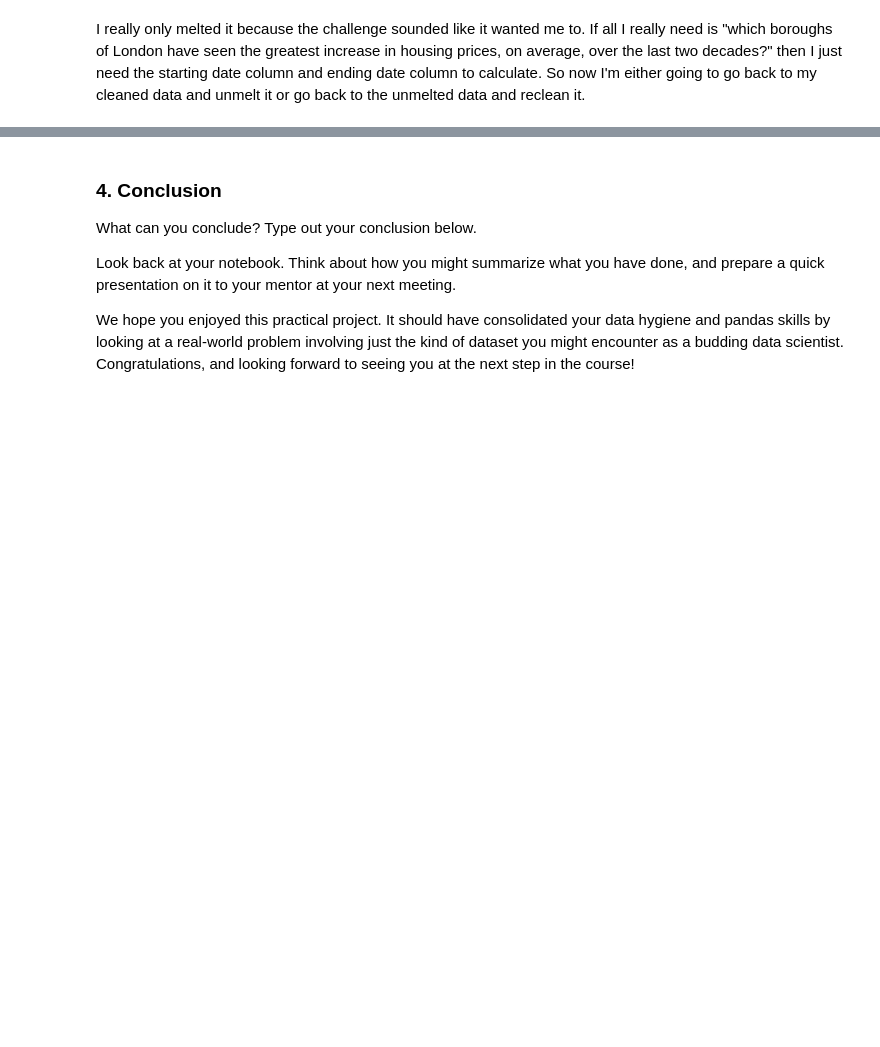
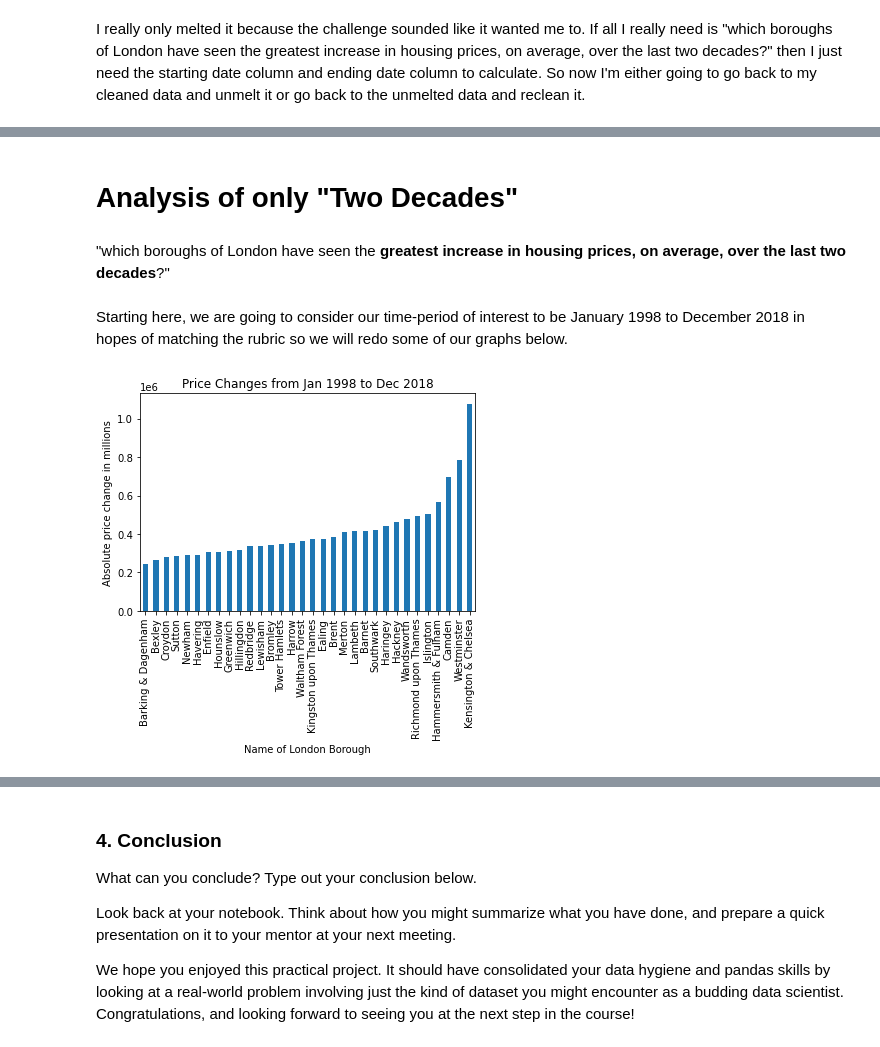
Before and after one commit to sbBEM/SpringBoard, a Jupyter notebook: unit4/Unit 4 Challenge - Tier 3.ipynb, the cells around one changed output, grey strips where cells are left out. Cells and saved outputs as stored; diff of their text form; code cells hidden in the pictures; blank space fills up the shorter version.

Commit message:
added new section Analysis of only Two Decades

```diff
--- a/unit4/Unit 4 Challenge - Tier 3.ipynb
+++ b/unit4/Unit 4 Challenge - Tier 3.ipynb
@@ -635,0 +644,26 @@ unmelted
+# %% [markdown]
+# Analysis of only "Two Decades"
+# %% [markdown]
+"which boroughs of London have seen the **greatest increase in housing prices, on average, over the last two decades**?"
+# %% [markdown]
+Starting here, we are going to consider our time-period of interest to be January 1998 to December 2018 in hopes of matching the rubric so we will redo some of our graphs below.
+# %%
+# Unmelt by pivoting the dates back into columns, selecting only start and end dates:
+newunmelted = cleaned.pivot(
+    index='name', columns='month')['price'][['1998-01-01', '2018-12-01']]
+# rename:
+newunmelted.columns = ['start_price', 'end_price']
+# add a column to show the total change over the entire period:
+newunmelted['absolute_change'] = newunmelted['end_price'] - newunmelted['start_price']
+newunmelted.sort_values('absolute_change', inplace=True)
+# add another column with the relative change expressed as a percentage
+newunmelted['absolute_change'].plot.bar()
+# Title the graph
+newunmelted['absolute_change'].plot.bar(
+    title='Price Changes from Jan 1998 to Dec 2018')
+# le6 means in millions so:
+plt.ylabel('Absolute price change in millions')
+plt.xlabel('Name of London Borough')
+plt.show()
+# %% [output]
+[figure, added]
```
Also changed, not shown: parts of 40 cells of this notebook.
